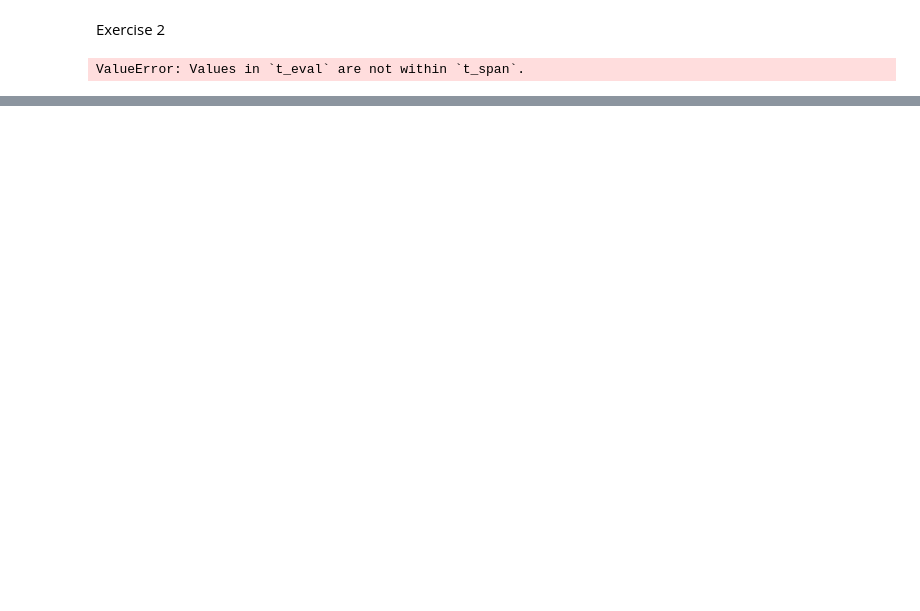
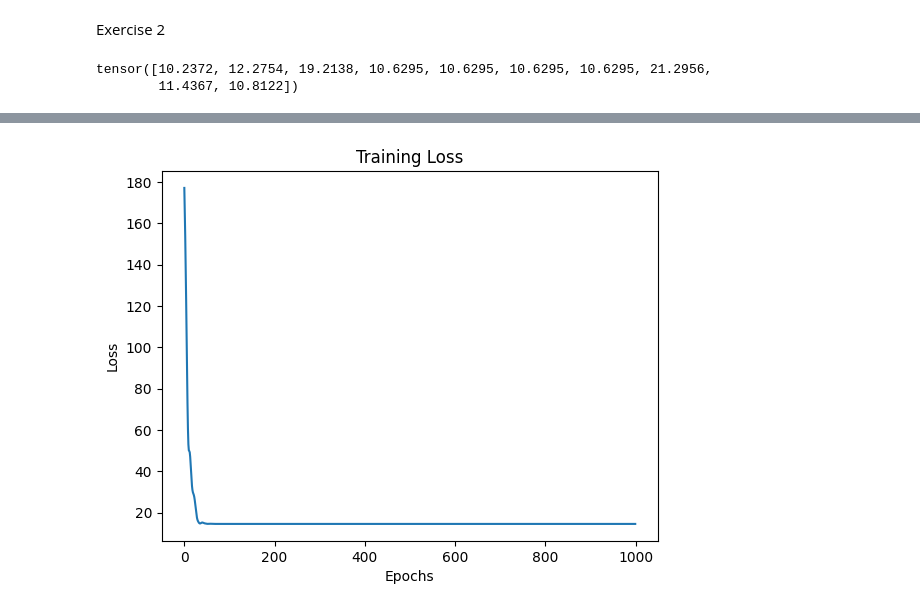
Before and after one commit to fmcknight/SCDAA, a Jupyter notebook: report.ipynb, the cells around one changed output, grey strips where cells are left out. Cells and saved outputs as stored; diff of their text form; code cells hidden in the pictures; blank space fills up the shorter version.

```diff
--- a/report.ipynb
+++ b/report.ipynb
@@ -218,7 +219,8 @@ Exercise 2
 # %%
 # Function to generate training data
 def generate_training_data(T, num_samples):
-    t = torch.tensor(np.random.uniform(0, T, num_samples), dtype=torch.float32)
+    # t = torch.tensor(np.random.uniform(0, T, num_samples), dtype=torch.float32)
+    t = torch.linspace(0, T, num_samples)
     x = torch.tensor(np.random.uniform(-3, 3, (num_samples, 2)), dtype=torch.float32)
     return t, x
 
@@ -243,7 +245,7 @@ def train_net_dgm(net_dgm, t_train, x_train, epochs=1000, lr=0.001):
     return losses
 
 # Generate training data
-T = 1
+T = 10
 num_samples = 10
 t_train, x_train = generate_training_data(T, num_samples)
 print(lqr_system.value_function(t_train, x_train))
@@ -260,38 +262,6 @@ plt.xlabel('Epochs')
 plt.ylabel('Loss')
 plt.title('Training Loss')
 plt.show()
-
-# # Main training function
-# def train_value_function(net, T, num_samples, num_epochs, lr):
-#     optimizer = optim.Adam(net.parameters(), lr=lr)
-#     criterion = nn.MSELoss()
-
-#     losses = []
-
-#     for epoch in range(num_epochs):
-#         optimizer.zero_grad()
-
-#         t, x = generate_training_data(T, num_samples)
-
-#         # this line needs to be fixed
-#         v = lqr_system.value_function(t, x)
-
-#         input_data = torch.tensor(x, dtype=torch.float)
-#         output_data = torch.tensor(v, dtype=torch.float)
-
-#         outputs = net(input_data)
-#         loss = criterion(outputs, output_data)
-#         loss.backward()
-#         optimizer.step()
-
-#         losses.append(loss.item())
-
-#         print(f"Epoch [{epoch+1}/{num_epochs}], Loss: {loss.item():.4f}")
-
-    # plt.plot(losses)
-    # plt.xlabel('Epoch')
-    # plt.ylabel('Training Loss')
-    # plt.title('Training Loss Plot')
-    # plt.show()
 # %% [output]
-ValueError: Values in `t_eval` are not within `t_span`.
+tensor([10.2372, 12.2754, 19.2138, 10.6295, 10.6295, 10.6295, 10.6295, 21.2956,
+        11.4367, 10.8122])
@@ -297,0 +278 @@ ValueError: Values in `t_eval` are not within `t_span`.
+[figure, added]
```
Also changed, not shown: parts of 6 cells of this notebook.
